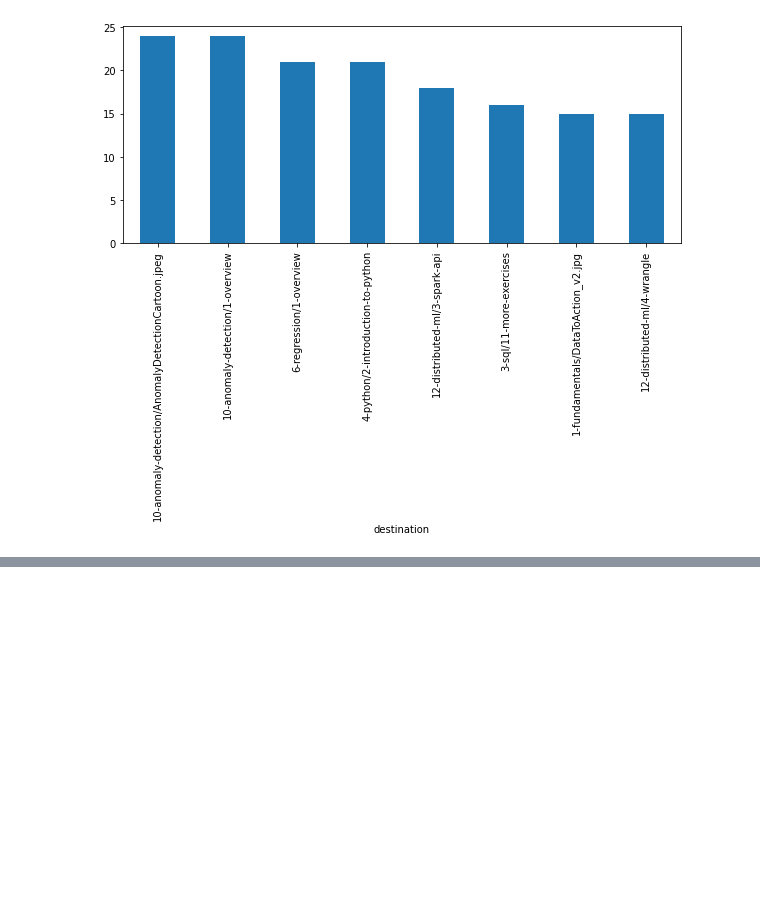
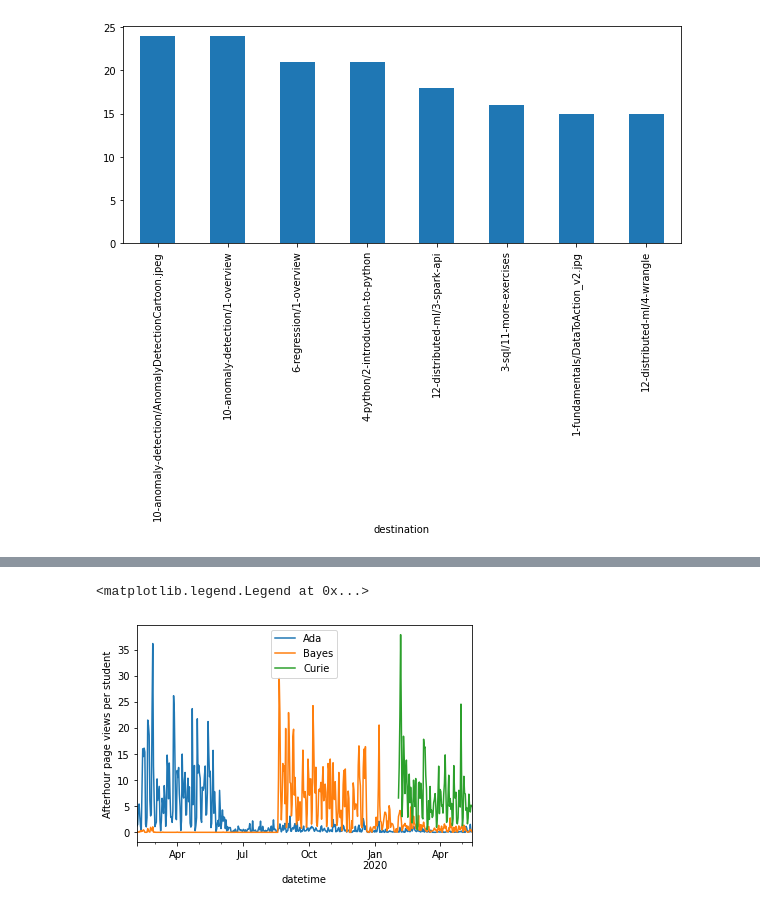
Before and after one commit to ravinder79/anomaly_detection, a Jupyter notebook: time_series_anomaly_detection.ipynb, the cells around one changed output, grey strips where cells are left out. Cells and saved outputs as stored; diff of their text form; code cells hidden in the pictures; blank space fills up the shorter version.

```diff
--- a/time_series_anomaly_detection.ipynb
+++ b/time_series_anomaly_detection.ipynb
@@ -235,0 +393,4 @@ plt.show()
+# %%
+ada_size = ds[ds.cohort == 100].student_id.nunique()
+curie_size = ds[ds.cohort == 55].student_id.nunique()
+bayes_size = ds[ds.cohort == 34].student_id.nunique()
@@ -235,0 +417,22 @@ plt.show()
+# %%
+ada_sampled = ada.resample('H').count()
+bayes_sampled = bayes.resample('H').count()
+curie_sampled = curie.resample('H').count()
+# %%
+ada_sampled['hour'] = ada_sampled.index.hour
+bayes_sampled['hour'] = bayes_sampled.index.hour
+curie_sampled['hour'] = curie_sampled.index.hour
+# %%
+ada_af = ada_sampled[(ada_sampled['hour']<8) | (ada_sampled['hour']>5)]/ada_size
+bayes_af = bayes_sampled[(bayes_sampled['hour']<8) | (bayes_sampled['hour']>5)]/bayes_size
+curie_af = curie_sampled[(curie_sampled['hour']<8) | (curie_sampled['hour']>5)]/curie_size
+# %%
+ada_af.resample('D').sum().ip.plot(label = 'Ada')
+bayes_af.resample('D').sum().ip.plot(label = 'Bayes')
+curie_af.resample('D').sum().ip.plot(label = 'Curie')
+
+plt.ylabel('Afterhour page views per student')
+plt.legend()
+# %% [output]
+<matplotlib.legend.Legend at 0x...>
+[figure, added]
```
Also changed, not shown: parts of 41 cells of this notebook.
